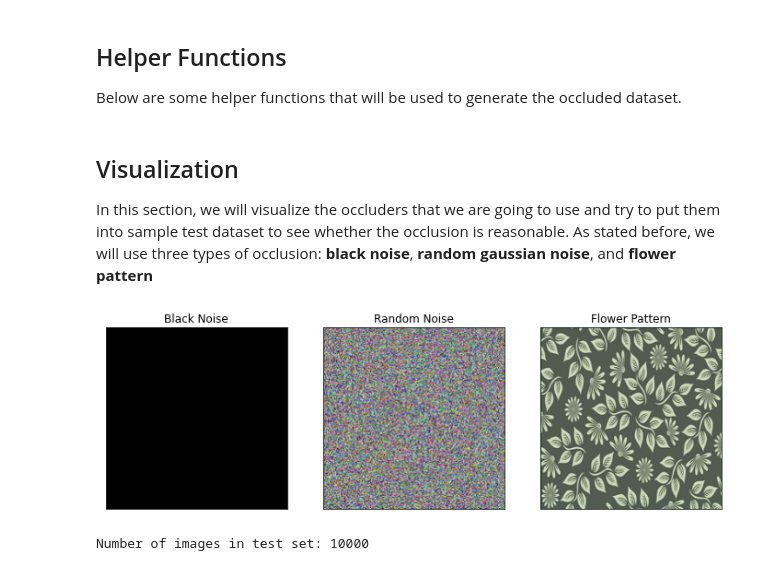
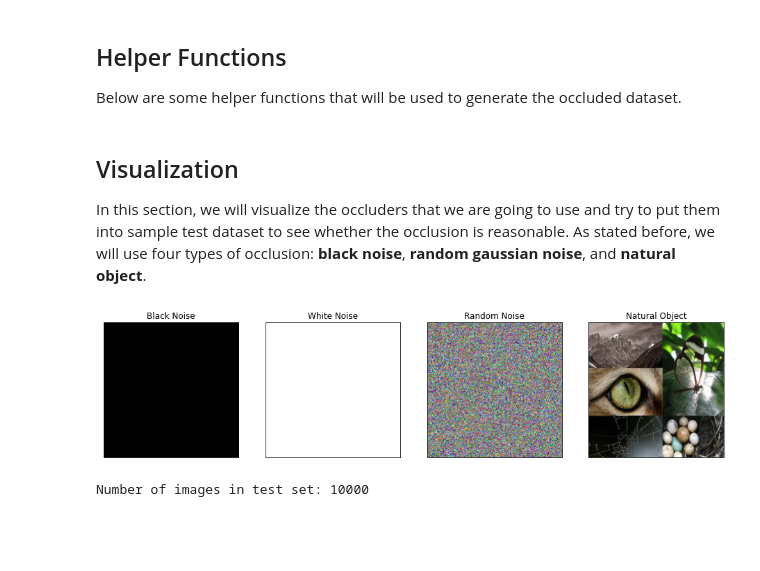
Before and after one commit to suryaParyanta/Final_year_project, a Jupyter notebook: notebooks/image_occlusion.ipynb, the cells around one changed output. Drawn from its saved outputs; the diff is of its cells as text; code cells hidden in the pictures; blank space fills up the shorter version.

Commit message:
Add new occlusion

```diff
--- a/notebooks/image_occlusion.ipynb
+++ b/notebooks/image_occlusion.ipynb
@@ -21,7 +22,7 @@ from Code.dataset_helpers import filelist_reader
 # image path
 root = '../dataset/MNIST_224X224_3'
 gauss_noise = 'noise.jpg'
-flower_pattern = 'flower_pattern.png'
+natural_object = 'natural_object.jpg'
 test_data = 'test'
 annot_file = 'pairs_test.txt'
 # %% [markdown]
@@ -36,8 +37,12 @@ def load_occluders(root, img_path):
     return occluder
 
 
-def black_noise(size = (224, 224)):
-    return np.zeros((224,224,3), dtype = np.uint8)
+def black_noise(size = (224, 224,3)):
+    return np.zeros(size, dtype = np.uint8)
+
+
+def white_noise(size = (224, 224,3)):
+    return 255 * np.ones(size, dtype=np.uint8)
 
 
 def resize_image(img, scale_factor):
@@ -45,12 +50,12 @@ def resize_image(img, scale_factor):
     return cv2.resize(img, new_size, fx=scale_factor, fy=scale_factor, interpolation = cv2.INTER_AREA)
 
 
-def occlude_with_noise(img, occluder, shift=30):
+def occlude_with_noise(img, occluder, shift=30, num_occlusion = 1):
     result = img.copy()
     img_size = np.asarray([img.shape[1], img.shape[0]])
     scale_factor = min(img_size) / 224
 
-    count = 1
+    count = num_occlusion
 
     for _ in range(count):
         # resize the occluder
@@ -61,7 +66,7 @@ def occlude_with_noise(img, occluder, shift=30):
         occ_center = np.random.uniform([shift,shift], img_size-shift)
         put_occlusion(occluder, result, occ_center)
 
-        return result
+    return result
 
 
 def put_occlusion(img_src, img_dst, center):
@@ -89,31 +94,35 @@ def put_occlusion(img_src, img_dst, center):
 # %% [markdown]
 ## Visualization
 
-In this section, we will visualize the occluders that we are going to use and try to put them into sample test dataset to see whether the occlusion is reasonable. As stated before, we will use three types of occlusion: **black noise**, **random gaussian noise**, and **flower pattern**
+In this section, we will visualize the occluders that we are going to use and try to put them into sample test dataset to see whether the occlusion is reasonable. As stated before, we will use four types of occlusion: **black noise**, **random gaussian noise**, and **natural object**.
 # %%
 # show occluders
-fig, ax = plt.subplots(1,3, figsize = (12,4))
+fig, ax = plt.subplots(1,4, figsize = (16,4))
 ax = ax.flat
 
 blk = black_noise()
 ax[0].imshow(blk)
 ax[0].set_title("Black Noise")
 
+white = white_noise()
+ax[1].imshow(white)
+ax[1].set_title("White Noise")
+
 gauss = load_occluders(root, gauss_noise)
-ax[1].imshow(gauss)
-ax[1].set_title("Random Noise")
+ax[2].imshow(gauss)
+ax[2].set_title("Random Noise")
 
-flower = load_occluders(root, flower_pattern)
-ax[2].imshow(flower)
-ax[2].set_title("Flower Pattern")
+natural = load_occluders(root, natural_object)
+ax[3].imshow(natural)
+ax[3].set_title("Natural Object")
 
 for axis in ax:
     axis.set_xticks([])
     axis.set_yticks([])
 
 plt.show()
 # %% [output]
-[figure, old version]
+[figure, new version]
 # %%
 # load the annotation file
 image_list = filelist_reader(os.path.join(root, annot_file))
```
Also changed, not shown: parts of 13 cells of this notebook.
